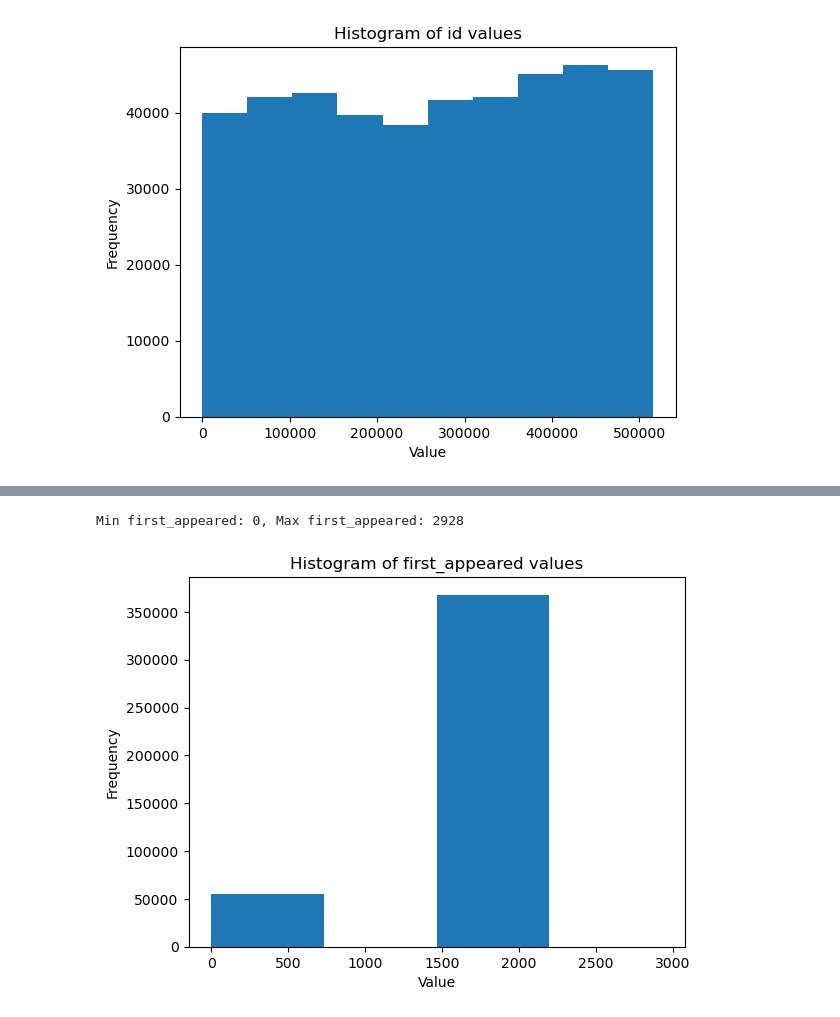
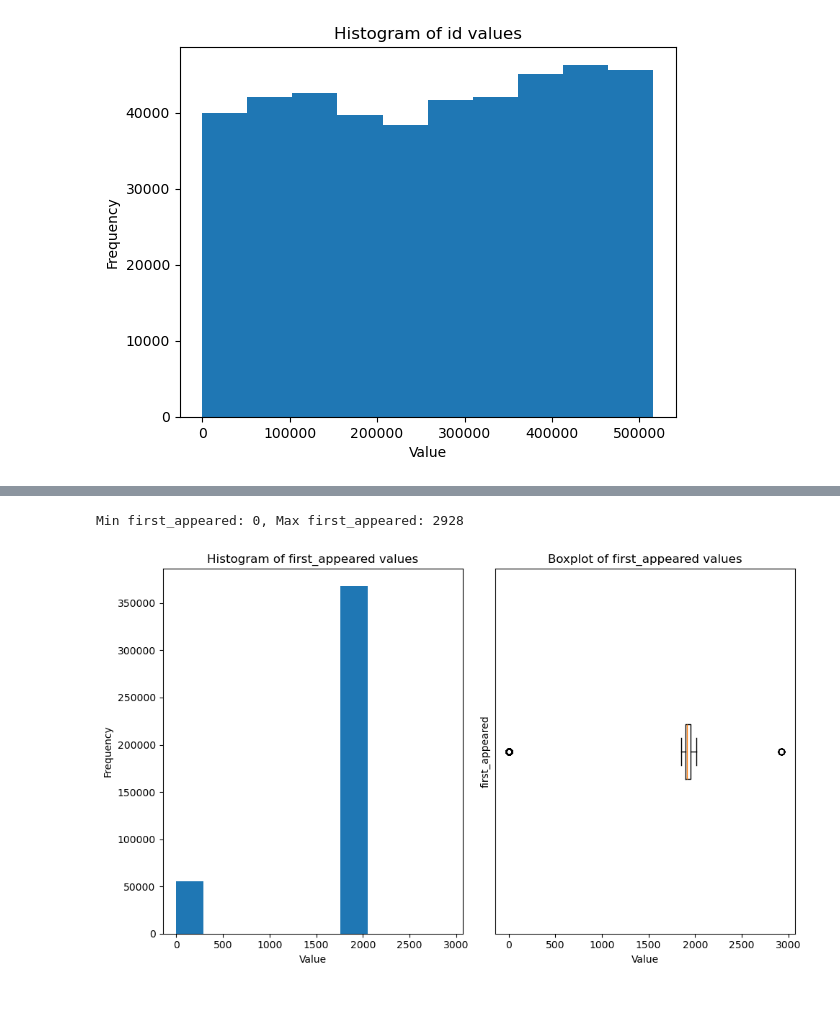
Before and after one commit to trish-le/NYPL-Data-Cleaning, a Jupyter notebook: Data Profiling/dish_summary.ipynb, the cells around one changed output, grey strips where cells are left out. Saved outputs shown, nothing was run; the diff lists cells and outputs as text; code cells hidden in the pictures.

```diff
--- a/Data Profiling/dish_summary.ipynb
+++ b/Data Profiling/dish_summary.ipynb
@@ -103,10 +129,23 @@ Min times_appeared: -6, Max times_appeared: 8484
 # %%
 print(f"Min first_appeared: {df['first_appeared'].min()}, Max first_appeared: {df['first_appeared'].max()}")
-plt.hist(df['first_appeared'], bins=4)
+
+plt.figure(figsize=(10, 6))
+
+plt.subplot(1, 2, 1)
+plt.hist(df['first_appeared'], bins=10)
 plt.title('Histogram of first_appeared values')
 plt.xlabel('Value')
 plt.ylabel('Frequency')
+
+plt.subplot(1, 2, 2)
+plt.boxplot(df['first_appeared'], vert=False)
+plt.title('Boxplot of first_appeared values')
+plt.xlabel('Value')
+plt.ylabel('first_appeared')
+plt.yticks([])
+
+plt.tight_layout()
 plt.show()
 # %% [output]
 Min first_appeared: 0, Max first_appeared: 2928
-[figure, old version]
+[figure, new version]
```
Also changed, not shown: parts of 5 cells of this notebook.
